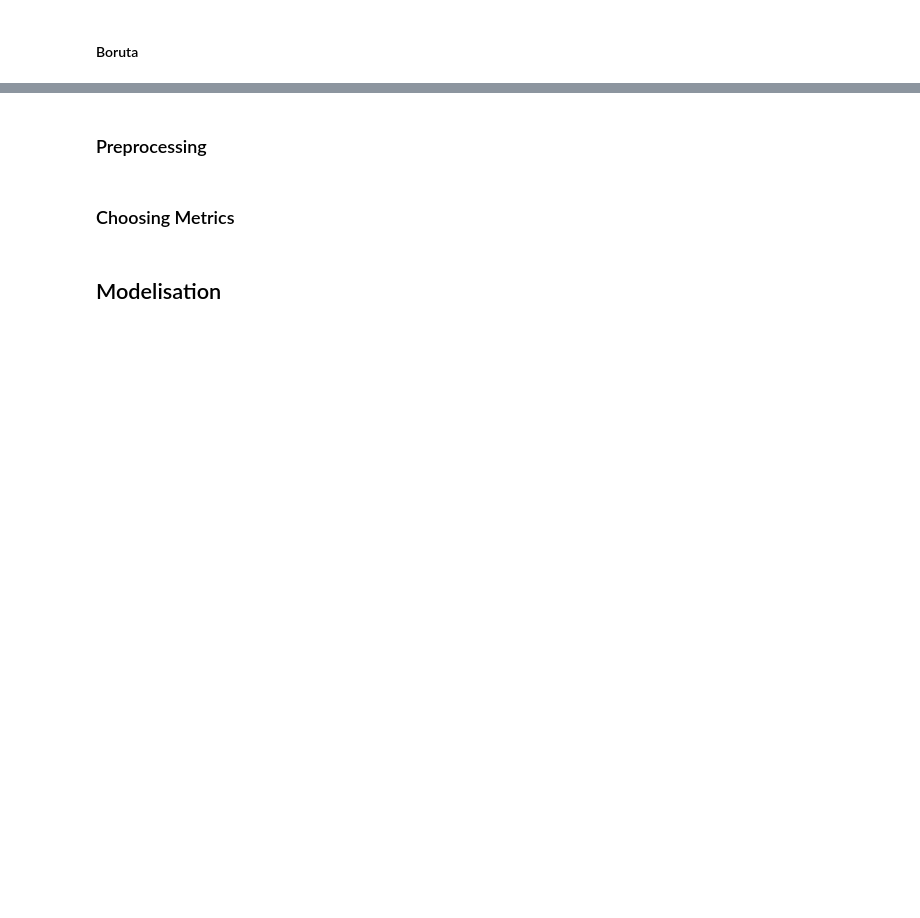
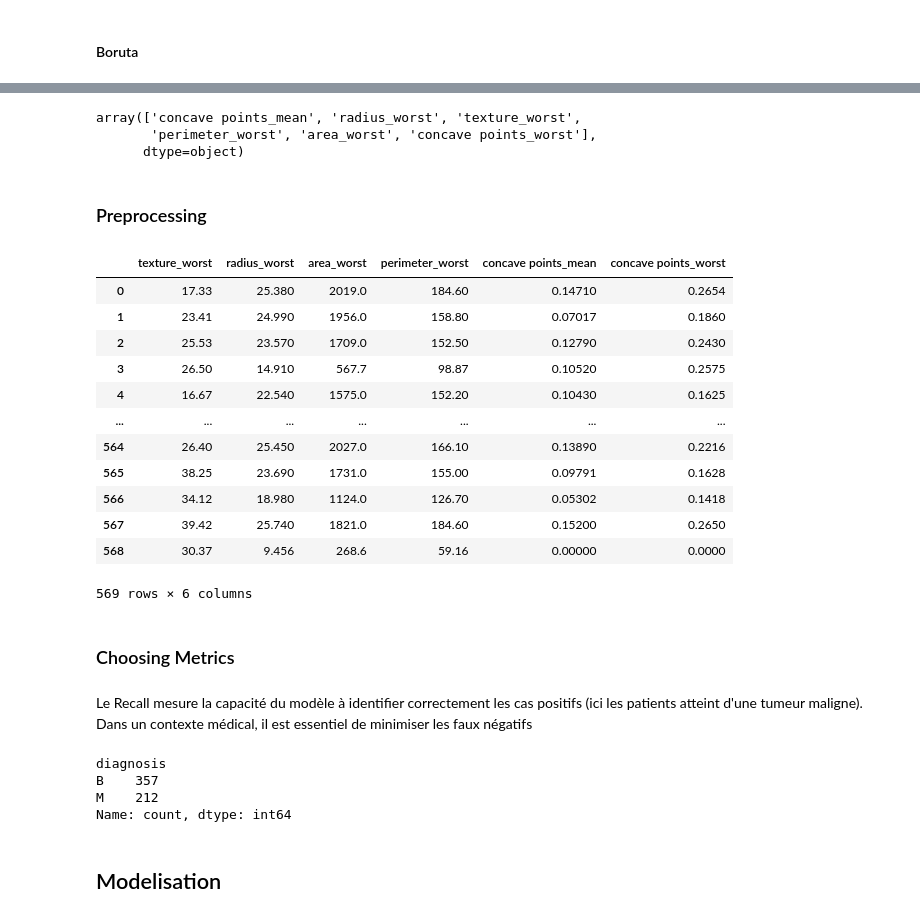
Before and after one commit to julienRactM/building-perceptron, a Jupyter notebook: building-perceptron.ipynb, the cells around one changed output, grey strips where cells are left out. Drawn from its saved outputs; the diff is of its cells as text; code cells hidden in the pictures; blank space fills up the shorter version.

```diff
--- a/building-perceptron.ipynb
+++ b/building-perceptron.ipynb
@@ -349,0 +411,9 @@ plt.show()
+# %%
+
+
+# Map the boolean array to feature names
+boruta_selected_features = features_names[feat_selector.support_]
+
+# Convert to a list (if needed)
+boruta_selected_features_list = boruta_selected_features.tolist()
+boruta_selected_features_list
@@ -349,0 +441,4 @@ plt.show()
+# %%
+rfe = RFECV(rf,cv=5,scoring="neg_mean_squared_error", verbose=1)
+
+rfe.fit(X_train,y_train)
@@ -350,9 +467,44 @@ plt.show()
+# %%
+rf_selected_features = np.array(features_names)[rfe.get_support()]
+rf_selected_features
+# %% [output]
+array(['concave points_mean', 'radius_worst', 'texture_worst',
+       'perimeter_worst', 'area_worst', 'concave points_worst'],
+      dtype=object)
 # %% [markdown]
 ### Preprocessing
+# %%
+common_features, unique_features = compare_feature_lists(boruta_selected_features, rf_selected_features)
+# %%
+df[common_features]
+# Ideally we'll compare it to a version with another deep with values in top 5 of Shap
+# %% [output]
+|  | texture_worst | radius_worst | area_worst | perimeter_worst | concave points_mean | concave points_worst |
+| 0 | 17.33 | 25.380 | 2019.0 | 184.60 | 0.14710 | 0.2654 |
+| 1 | 23.41 | 24.990 | 1956.0 | 158.80 | 0.07017 | 0.1860 |
+| 2 | 25.53 | 23.570 | 1709.0 | 152.50 | 0.12790 | 0.2430 |
+| 3 | 26.50 | 14.910 | 567.7 | 98.87 | 0.10520 | 0.2575 |
+| 4 | 16.67 | 22.540 | 1575.0 | 152.20 | 0.10430 | 0.1625 |
+| ... | ... | ... | ... | ... | ... | ... |
+| 564 | 26.40 | 25.450 | 2027.0 | 166.10 | 0.13890 | 0.2216 |
+| 565 | 38.25 | 23.690 | 1731.0 | 155.00 | 0.09791 | 0.1628 |
+| 566 | 34.12 | 18.980 | 1124.0 | 126.70 | 0.05302 | 0.1418 |
+| 567 | 39.42 | 25.740 | 1821.0 | 184.60 | 0.15200 | 0.2650 |
+| 568 | 30.37 | 9.456 | 268.6 | 59.16 | 0.00000 | 0.0000 |
+569 rows × 6 columns
 # %% [markdown]
 ### Choosing Metrics
 # %%
 # On va justifier le choix des différentes métriques qu'on va utiliser pour le projet (c'est spécifié plusieurs)
+# %% [markdown]
+Le Recall mesure la capacité du modèle à identifier correctement les cas positifs (ici les patients atteint d'une tumeur maligne). Dans un contexte médical, il est essentiel de minimiser les faux négatifs
+# %%
+original_df.diagnosis.value_counts()
+# %% [output]
+diagnosis
+B    357
+M    212
+Name: count, dtype: int64
 # %% [markdown]
 ## Modelisation
 # %% [markdown]
```
Also changed, not shown: parts of 18 cells of this notebook, 3 other files.
